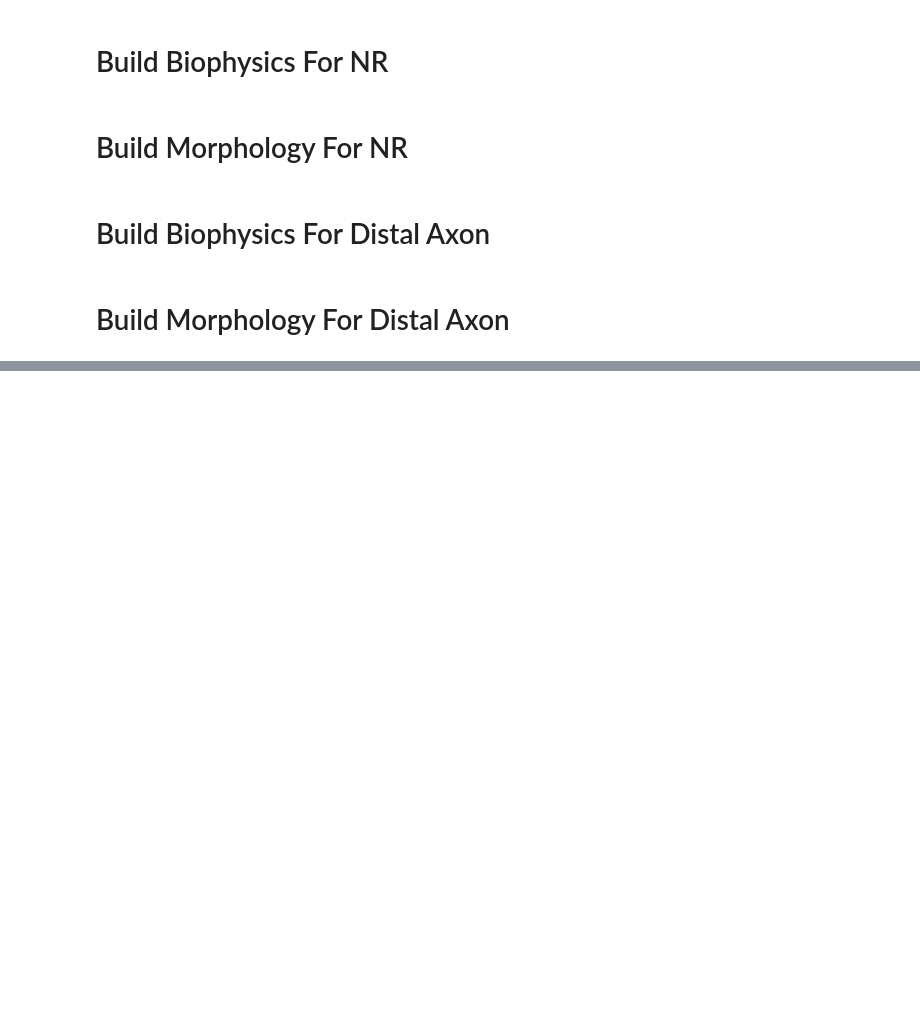
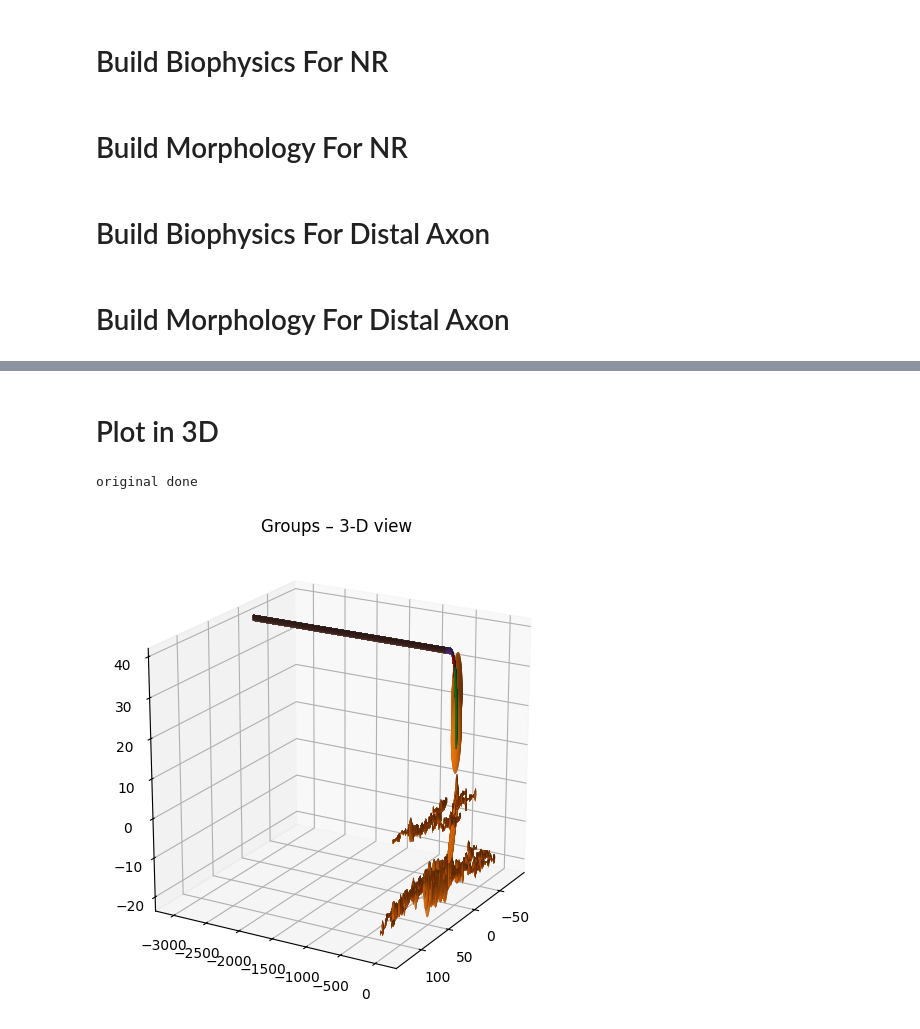
Before and after one commit to lanpouthakoun/STATS220-FINAL-PROJECT, a Jupyter notebook: src/create_jaxley_cell.ipynb, the cells around one changed output, grey strips where cells are left out. Drawn from its saved outputs; the diff is of its cells as text; code cells hidden in the pictures; blank space fills up the shorter version.

Commit message:
3d plotting

```diff
--- a/src/create_jaxley_cell.ipynb
+++ b/src/create_jaxley_cell.ipynb
@@ -128,13 +110,13 @@ NameError: name 'ah' is not defined
 from morphology_generators.socb import SOCB_Build
 socb_params = params.iloc[3]
 socb_length = int(socb_params['length'])
-socb_diameter = float(socb_params['diameter'])
+# socb_diameter = float(socb_params['diameter'])
 nr_params = params.iloc[4]
 nr_diameter = float(nr_params['diameter'])
 
 scaling_factor = (ah_diameter - nr_diameter)/socb_length
 
-builder = SOCB_Build(axon_coords, socb_length, socb_diameter, offset, scaling_factor)
+builder = SOCB_Build(axon_coords, socb_length, ah_diameter, offset, scaling_factor)
 socb = builder.create_branch()
 offset += socb_length
 # %% [output]
@@ -147,8 +145,8 @@ ValueError: not enough values to unpack (expected 7, got 6)
 from morphology_generators.nr import NR_Build
 
 nr_params = params.iloc[4]
-nr_diameter = nr_params['diameter']
-nr_length = nr_params['length']
+nr_diameter = float(nr_params['diameter'])
+nr_length = int(nr_params['length'])
 
 
 
@@ -163,8 +161,8 @@ offset += nr_length
 from morphology_generators.distal_axon import DA_Build
 
 da_params = params.iloc[5]
-da_diameter = da_params['diameter']
-da_length = da_params['length']
+da_diameter = float(da_params['diameter'])
+da_length = int(da_params['length'])
 
 
 
@@ -200,0 +201,32 @@ plt.show()
+# %% [markdown]
+# Plot in 3D
+# %%
+
+import matplotlib.pyplot as plt
+from mpl_toolkits.mplot3d import Axes3D      # noqa: F401 (just activates 3-D)
+fig  = plt.figure(figsize=(6, 6))
+ax   = fig.add_subplot(111, projection="3d")
+
+# — choose which dimensions to map to X-, Y-, Z-axes —
+dims = [1, 0, 2]          # Z-, X-, Y-  (same order the docs use)
+
+net.original.vis(ax=ax, type="morph", dims=dims, color=colors[1])
+print("original done")
+net.ah.vis(      ax=ax, type="morph", dims=dims, color=colors[2])
+net.socb.vis(    ax=ax, type="morph", dims=dims, color=colors[3])
+net.nr.vis(      ax=ax, type="morph", dims=dims, color=colors[4])
+net.da.vis(      ax=ax, type="morph", dims=dims, color=colors[5])
+
+print()
+ax.set_box_aspect([1, 1, 1])       # equal XYZ scaling
+ax.view_init(elev=20, azim=30)     # nice starting angle
+plt.title("Groups – 3-D view")
+plt.show()
+
+# fig  = plt.figure(figsize=(6, 6))
+# ax   = fig.add_subplot(111, projection="3d")
+# net.vis(ax=ax, type="morph", dims=[0,1])
+# plt.show()
+# %% [output]
+original done
+[figure, added]
```
Also changed, not shown: parts of 6 cells of this notebook.
